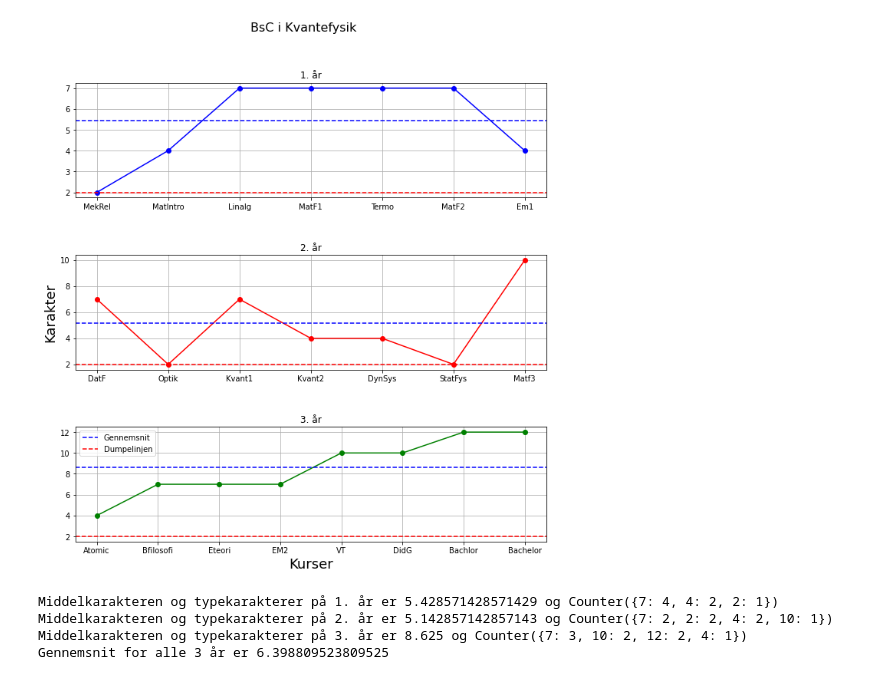
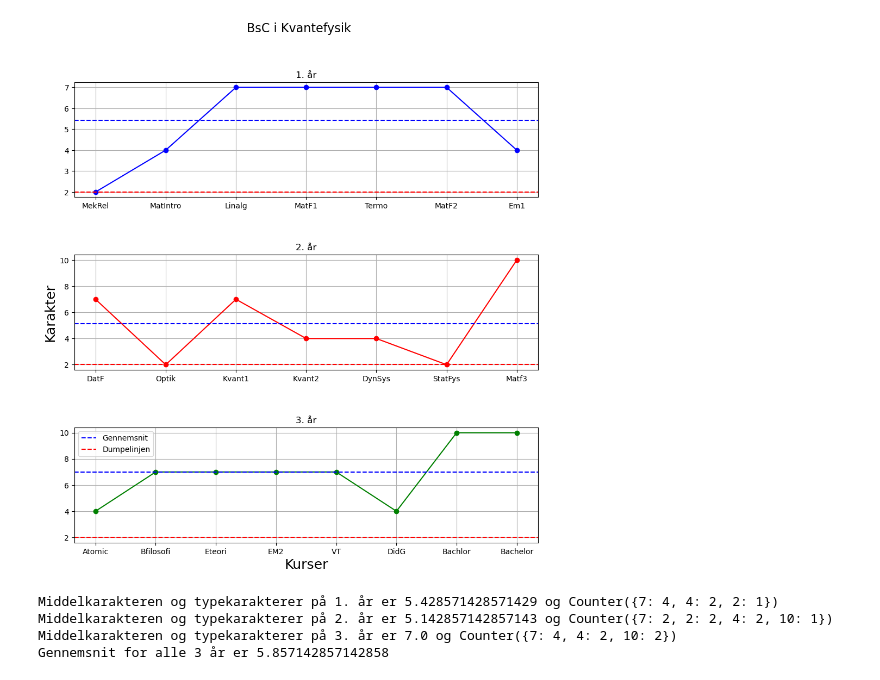
Before and after one commit to akjoelhede/Random_stuff, a Jupyter notebook: Karakterer.ipynb, the cells around one changed output. Drawn from its saved outputs; the diff is of its cells as text; code cells hidden in the pictures.

```diff
--- a/Karakterer.ipynb
+++ b/Karakterer.ipynb
@@ -14,7 +14,7 @@ Middelkarakter2 = sum(kar2)/len(kar2)
 Typekarakter2=collections.Counter(kar2)
 
 kurser3 = np.array(['Atomic','Bfilosofi','Eteori', 'EM2','VT','DidG',"Bachlor","Bachelor"])
-kar3 = np.array([4,7,7,7,10,10,12,12])
+kar3 = np.array([4,7,7,7,7,4,10,10])
 Middelkarakter3 = sum(kar3)/len(kar3)
 Typekarakter3=collections.Counter(kar3)
 
@@ -28,35 +28,35 @@ ax1.plot(kurser1, kar1, 'bo-')
 ax1.title.set_text('1. år')
 ax1.grid(True)
 ax1.axhline(y=Middelkarakter1, color='b', linestyle='--', label='Gennemsnit')
 ax1.axhline(y=2, color='r', linestyle='--', label = 'Dumpelinjen')
 
 ax2.plot(kurser2, kar2, 'ro-')
 ax2.set_ylabel('Karakter', fontsize=18)
 ax2.title.set_text('2. år')
 ax2.grid(True)
 ax2.axhline(y=Middelkarakter2, color='b', linestyle='--', label='Gennemsnit')
 ax2.axhline(y=2, color='r', linestyle='--', label = 'Dumpelinjen')
 
 ax3.plot(kurser3, kar3, 'go-')
 ax3.set_xlabel('Kurser', fontsize=18)
 ax3.title.set_text('3. år')
 ax3.grid(True)
 ax3.axhline(y=Middelkarakter3, color='b', linestyle='--', label='Gennemsnit')
 ax3.axhline(y=2, color='r', linestyle='--', label = 'Dumpelinjen')
 
 plt.legend()
 plt.show()
 
 print(f'Middelkarakteren og typekarakterer på 1. år er {Middelkarakter1} og {Typekarakter1}')
 
 print(f'Middelkarakteren og typekarakterer på 2. år er {Middelkarakter2} og {Typekarakter2}')
 
 print(f'Middelkarakteren og typekarakterer på 3. år er {Middelkarakter3} og {Typekarakter3}')
 
 print(f'Gennemsnit for alle 3 år er {(Middelkarakter1 + Middelkarakter2 + Middelkarakter3)/3}')
 # %% [output]
-[figure, old version]
+[figure, new version]
 Middelkarakteren og typekarakterer på 1. år er 5.428571428571429 og Counter({7: 4, 4: 2, 2: 1})
 Middelkarakteren og typekarakterer på 2. år er 5.142857142857143 og Counter({7: 2, 2: 2, 4: 2, 10: 1})
-Middelkarakteren og typekarakterer på 3. år er 8.625 og Counter({7: 3, 10: 2, 12: 2, 4: 1})
-Gennemsnit for alle 3 år er 6.398809523809525
+Middelkarakteren og typekarakterer på 3. år er 7.0 og Counter({7: 4, 4: 2, 10: 2})
+Gennemsnit for alle 3 år er 5.857142857142858
```
Also changed, not shown: 3 other files.
